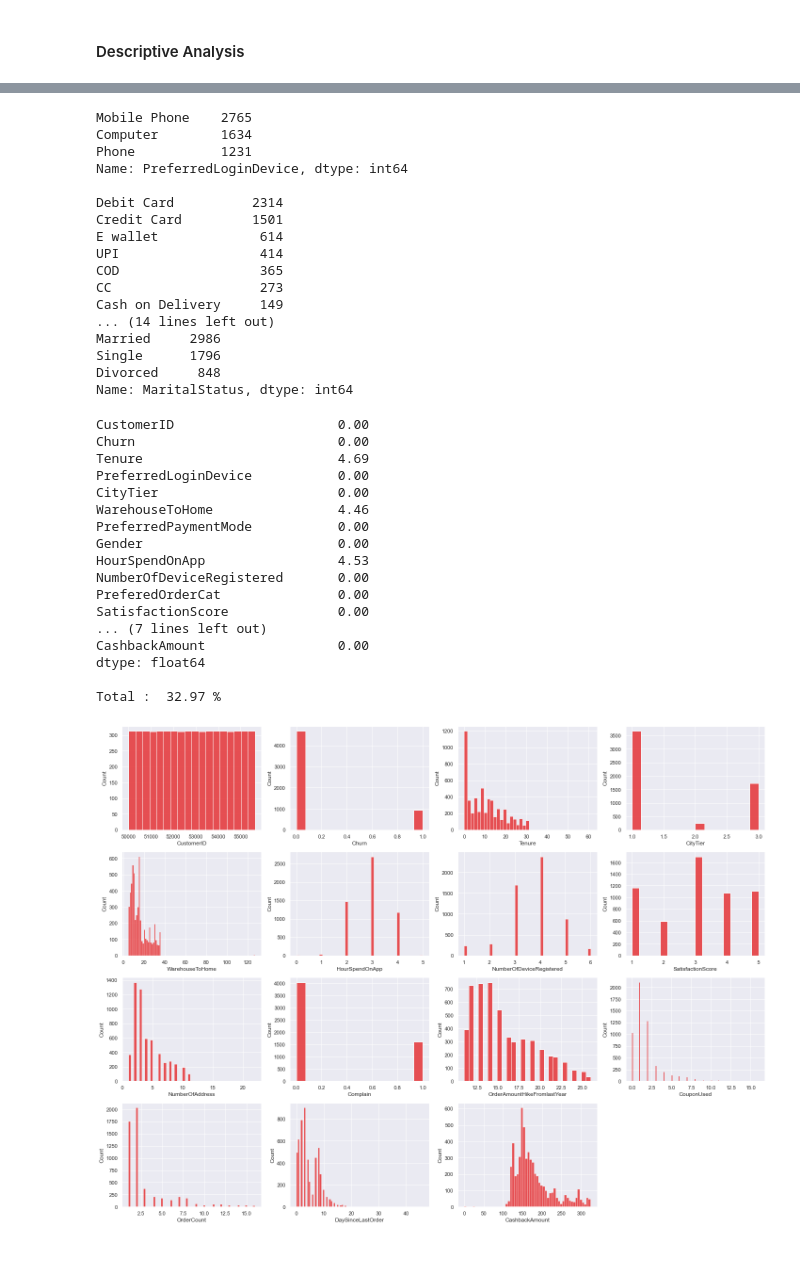
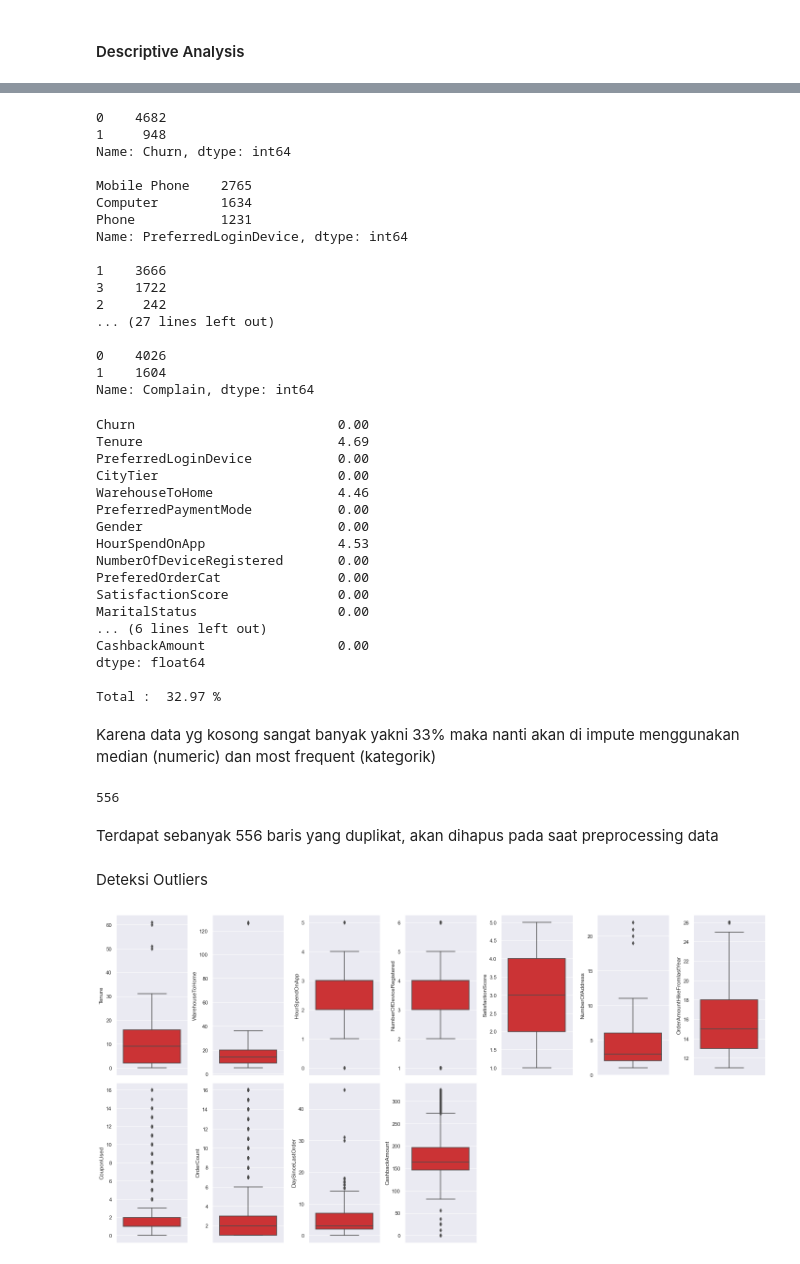
Before and after one commit to arsand07/Customer-Churn, a Jupyter notebook: Customer Churn.ipynb, the cells around one changed output, grey strips where cells are left out. Drawn from its saved outputs; the diff is of its cells as text; code cells hidden in the pictures.

Commit message:
Outliers

```diff
--- a/Customer Churn.ipynb
+++ b/Customer Churn.ipynb
@@ -76,3 +76,10 @@ Semua tipe data sudah sesuai untuk masing masing kolom
+# %%
+#drop kolom CustomerID karena unik di masing2 row, jadi tidak berguna untuk model
+df.drop(columns='CustomerID', inplace=True)
+
+#Convert kolom yang seharusnya kategorikal
+for i in ['Churn','CityTier','Complain']:
+        df[i] = df[i].astype(str)
 # %%
 #Split data numerik dan kategorik
 num = df.select_dtypes('number').columns
@@ -112,28 +118,27 @@ for i in kat:
         print(df[i].value_counts())
         print('')
 # %% [output]
+0    4682
+1     948
+Name: Churn, dtype: int64
+
 Mobile Phone    2765
 Computer        1634
 Phone           1231
 Name: PreferredLoginDevice, dtype: int64
 
-Debit Card          2314
-Credit Card         1501
-E wallet             614
-UPI                  414
-COD                  365
-CC                   273
-Cash on Delivery     149
-... (14 lines left out)
-Married     2986
-Single      1796
-Divorced     848
-Name: MaritalStatus, dtype: int64
+1    3666
+3    1722
+2     242
+... (27 lines left out)
+
+0    4026
+1    1604
+Name: Complain, dtype: int64
 # %%
 print(round(df.isna().sum()/df.shape[0]*100,2))
 print("\nTotal : ",round(df.isna().any(axis=1).sum()/df.shape[0]*100,2),'%')
 # %% [output]
-CustomerID                     0.00
 Churn                          0.00
 Tenure                         4.69
 PreferredLoginDevice           0.00
@@ -145,16 +150,27 @@ HourSpendOnApp                 4.53
 NumberOfDeviceRegistered       0.00
 PreferedOrderCat               0.00
 SatisfactionScore              0.00
-... (7 lines left out)
+MaritalStatus                  0.00
+... (6 lines left out)
 CashbackAmount                 0.00
 dtype: float64
 
 Total :  32.97 %
+# %% [markdown]
+Karena data yg kosong sangat banyak yakni 33% maka nanti akan di impute menggunakan median (numeric) dan most frequent (kategorik)
+# %%
+df.duplicated().sum()
+# %% [output]
+556
+# %% [markdown]
+Terdapat sebanyak 556 baris yang duplikat, akan dihapus pada saat preprocessing data
+# %% [markdown]
+Deteksi Outliers
 # %%
-plt.figure(figsize=(20,15))
+plt.figure(figsize=(20,10))
 for i,j in enumerate(num):
-        plt.subplot(4,4,i+1)
-        sns.histplot(x=df[j])
+        plt.subplot(2,7,i+1)
+        sns.boxplot(y=df[j])
         plt.tight_layout()
 # %% [output]
-[figure, old version]
+[figure, new version]
```
Also changed, not shown: parts of 8 cells of this notebook.
